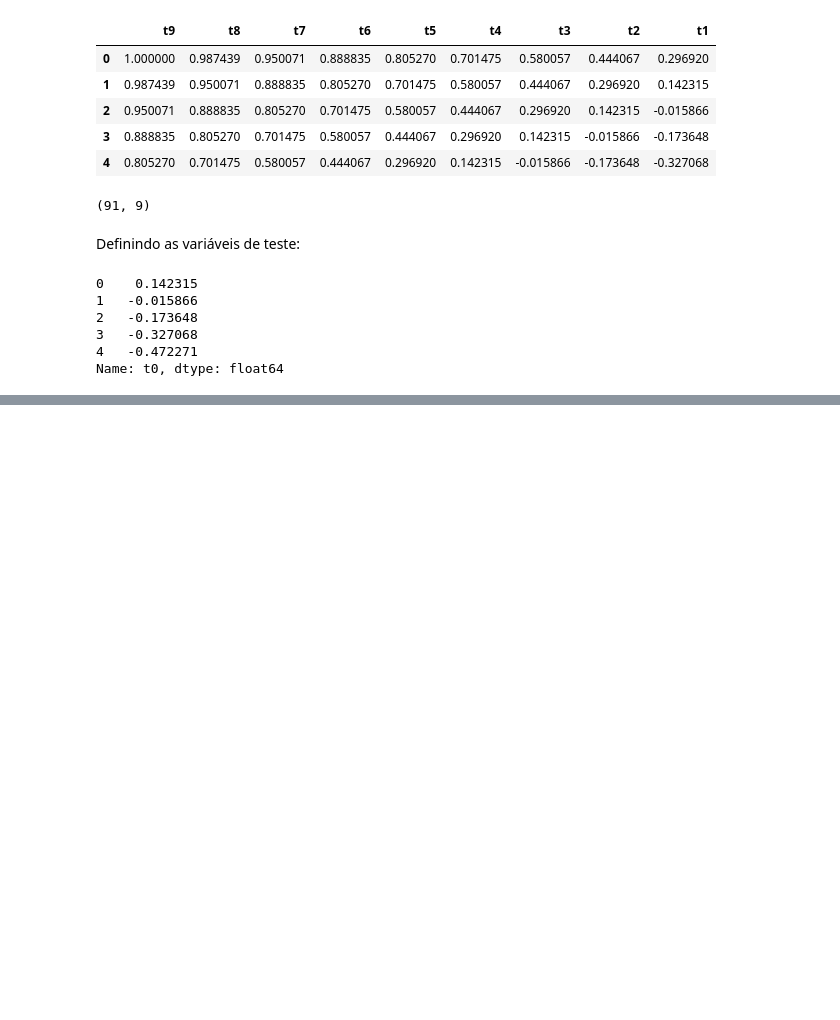
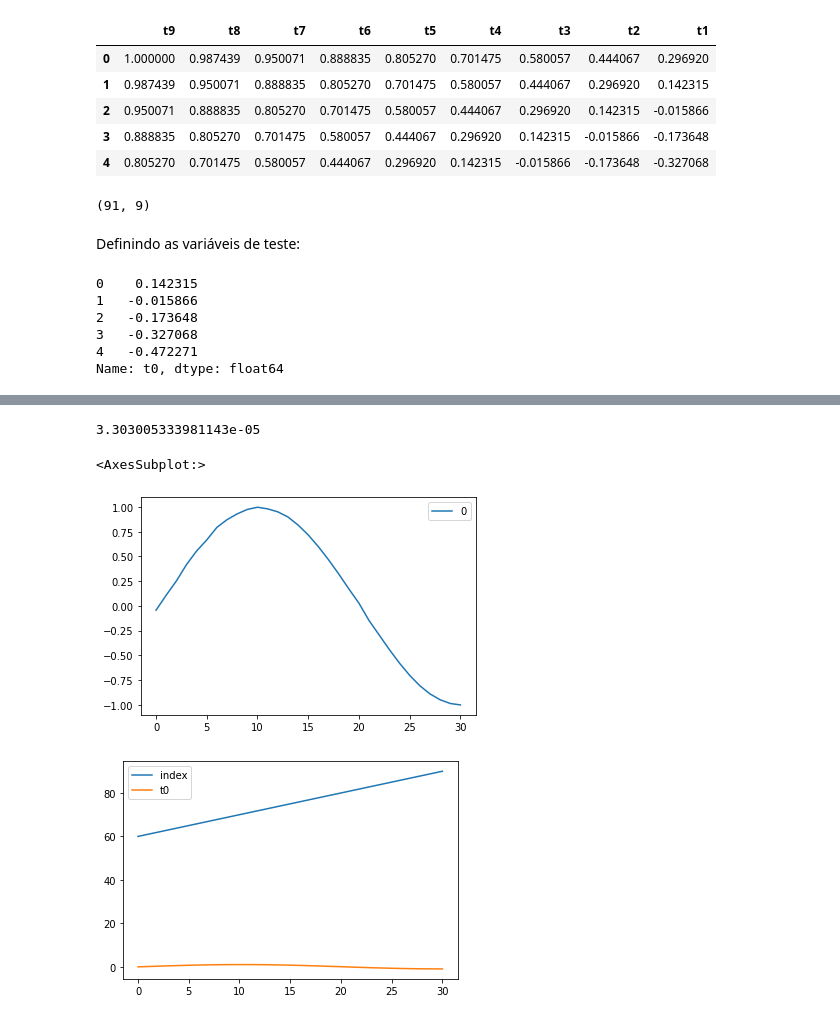
Before and after one commit to bruna-capistrano/TrabalhoPPA, a Jupyter notebook: predicao_cosseno.ipynb, the cells around one changed output, grey strips where cells are left out. Cells and saved outputs as stored; diff of their text form; code cells hidden in the pictures; blank space fills up the shorter version.

Commit message:
Train test split neural network

```diff
--- a/predicao_cosseno.ipynb
+++ b/predicao_cosseno.ipynb
@@ -116,0 +148,3 @@ from keras.layers import Dense
+# %%
+X_test = X.iloc[60:91,:]
+X_test.head()
@@ -116,0 +158,3 @@ from keras.layers import Dense
+# %%
+y_test = y.iloc[60:91]
+y_test.head()
@@ -117,5 +168,6 @@ from keras.layers import Dense
 # %%
 model = Sequential()
 model.add(Dense(40, activation='relu'))
+model.add(Dense(20, activation='relu'))
 model.add(Dense(1))
 model.compile(optimizer='adam', loss='mae')
@@ -128,5 +174,3 @@ To enable them in other operations, rebuild TensorFlow with the appropriate comp
-# %%
-X_train, X_test, y_train, y_test = train_test_split(X, y, test_size=1/3, random_state=42)
 # %%
 # fit model
 model.fit(X_train, y_train, epochs=100, verbose=2)
@@ -211,0 +223,11 @@ TypeError: cannot unpack non-iterable float object
+# %%
+mean_squared_error(y_test,yhat)
+# %% [output]
+3.303005333981143e-05
+# %%
+pd.DataFrame(yhat).plot()
+pd.DataFrame(y_test).plot()
+# %% [output]
+<AxesSubplot:>
+[figure, added]
+[figure, added]
```
Also changed, not shown: parts of 19 cells of this notebook.
